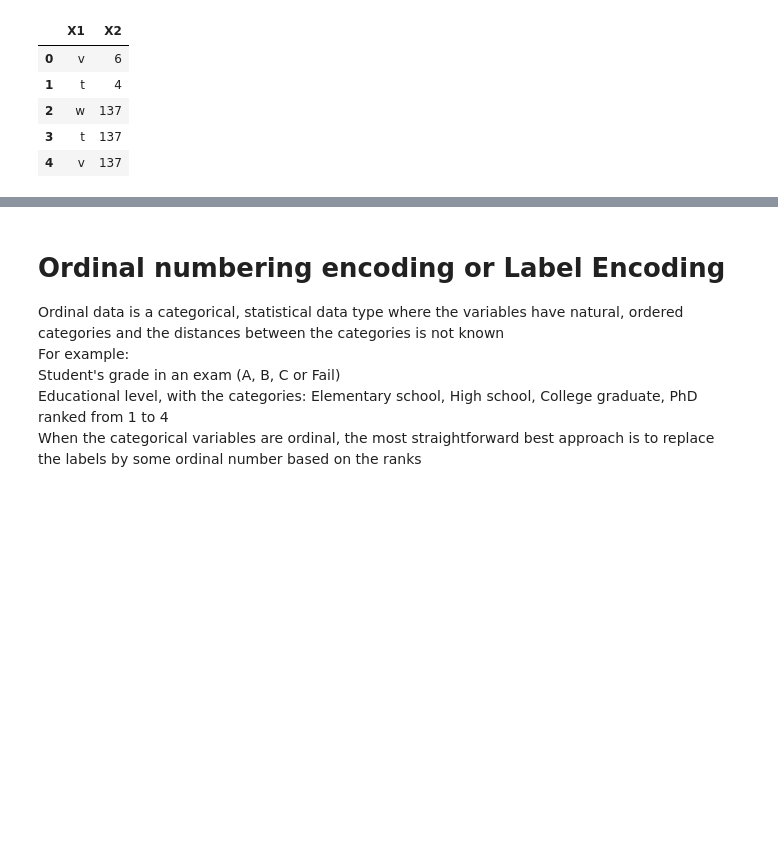
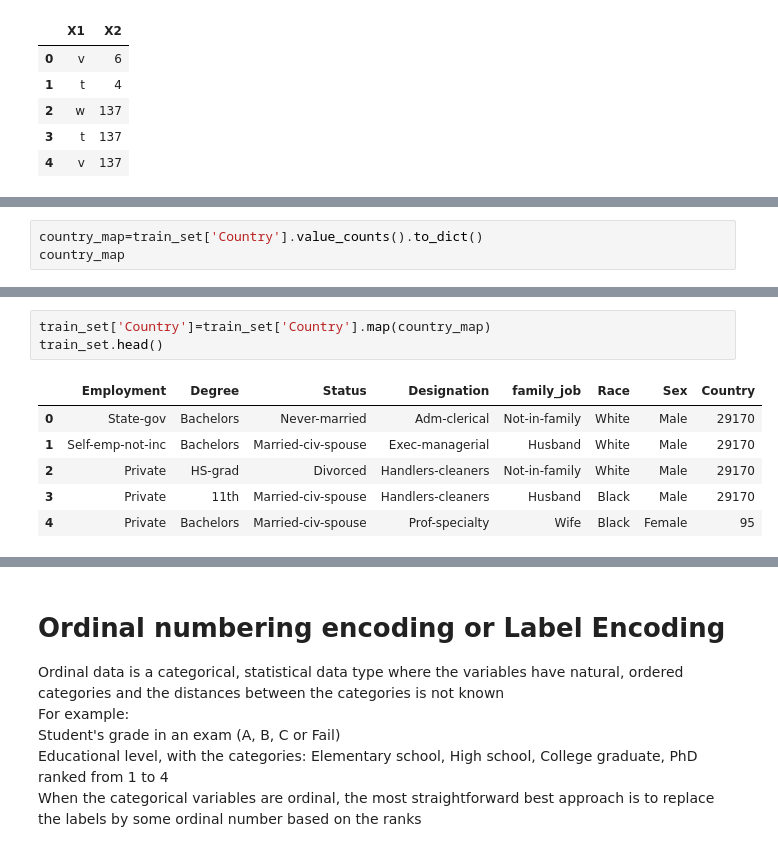
Before and after one commit to HASAN9519/Python2022, a Jupyter notebook: MyNotebooks/MachineLearning/02.CategoricalFeatureEncoding.ipynb, the cells around one changed output, grey strips where cells are left out. Saved outputs shown, nothing was run; the diff lists cells and outputs as text; blank space fills up the shorter version.

```diff
--- a/MyNotebooks/MachineLearning/02.CategoricalFeatureEncoding.ipynb
+++ b/MyNotebooks/MachineLearning/02.CategoricalFeatureEncoding.ipynb
@@ -183,0 +252,3 @@ Follow this thread in Kaggle for more information: https://www.kaggle.com/genera
+# %%
+country_map=train_set['Country'].value_counts().to_dict()
+country_map
@@ -183,0 +273,10 @@ Follow this thread in Kaggle for more information: https://www.kaggle.com/genera
+# %%
+train_set['Country']=train_set['Country'].map(country_map)
+train_set.head()
+# %% [output]
+|  | Employment | Degree | Status | Designation | family_job | Race | Sex | Country |
+| 0 | State-gov | Bachelors | Never-married | Adm-clerical | Not-in-family | White | Male | 29170 |
+| 1 | Self-emp-not-inc | Bachelors | Married-civ-spouse | Exec-managerial | Husband | White | Male | 29170 |
+| 2 | Private | HS-grad | Divorced | Handlers-cleaners | Not-in-family | White | Male | 29170 |
+| 3 | Private | 11th | Married-civ-spouse | Handlers-cleaners | Husband | Black | Male | 29170 |
+| 4 | Private | Bachelors | Married-civ-spouse | Prof-specialty | Wife | Black | Female | 95 |
```
Also changed, not shown: parts of 37 cells of this notebook, 7 other files.
